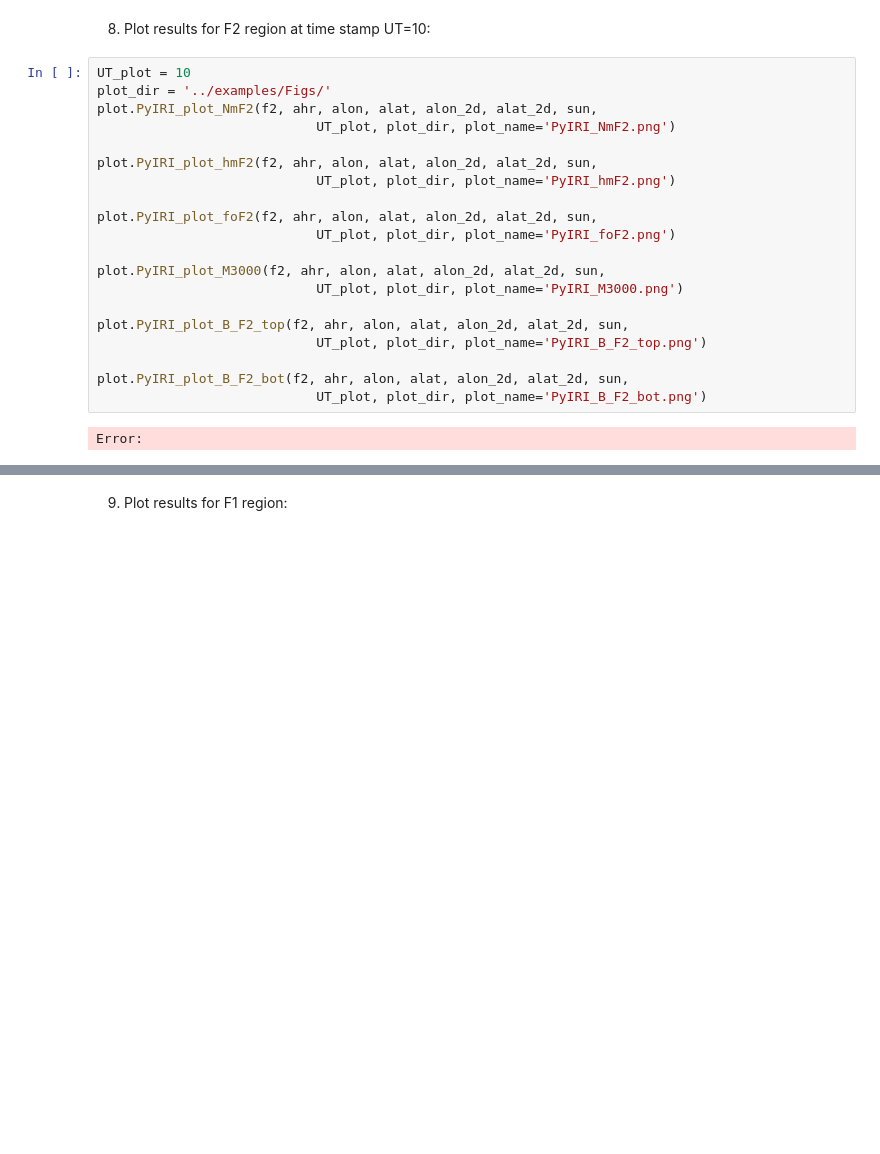
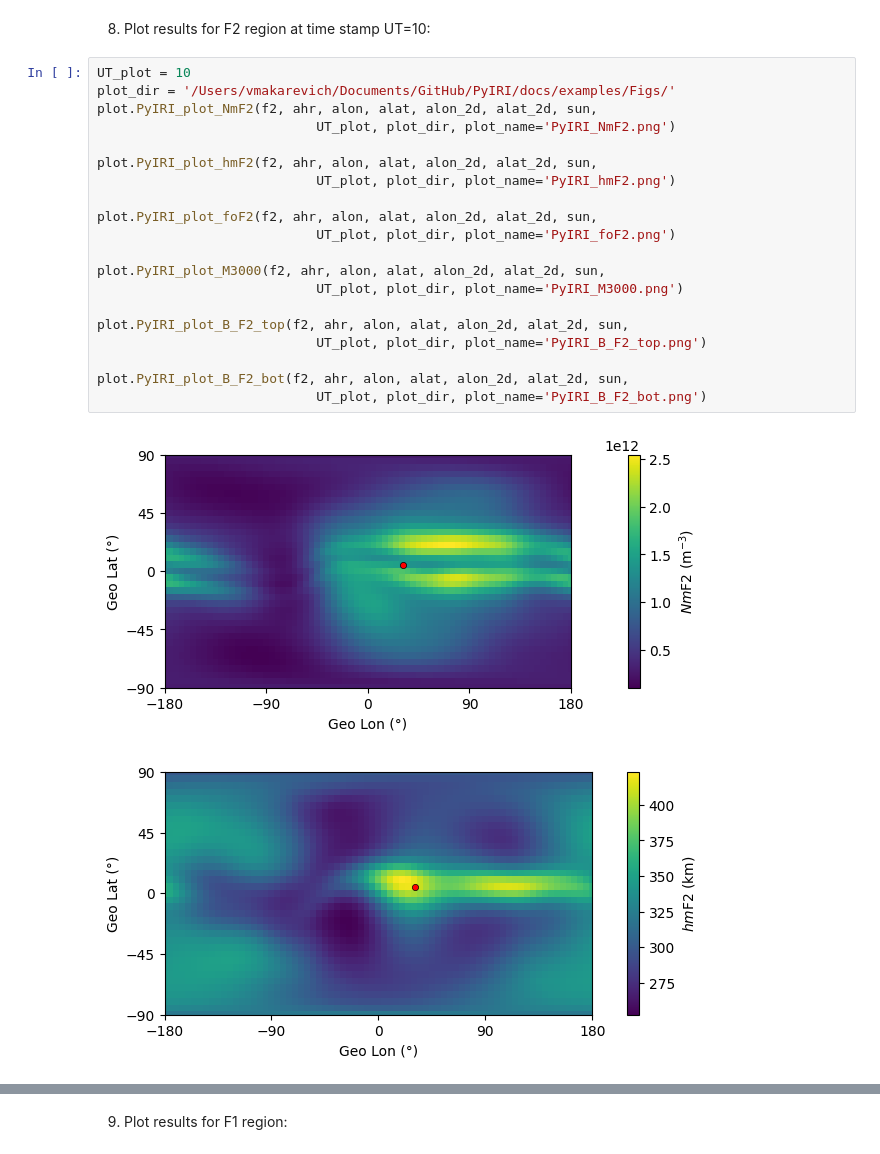
Before and after one commit to victoriyaforsythe/PyIRI, a Jupyter notebook: docs/tutorials/Daily_parameters.ipynb, the cells around one changed output, grey strips where cells are left out. Cells and saved outputs as stored; diff of their text form; blank space fills up the shorter version.

Commit message:
Fixed Daily_parameters example typo

```diff
--- a/docs/tutorials/Daily_parameters.ipynb
+++ b/docs/tutorials/Daily_parameters.ipynb
@@ -152,23 +138,24 @@ EDP array:
 8. Plot results for F2 region at time stamp UT=10:
 # %%
 UT_plot = 10
-plot_dir = '../examples/Figs/'
+plot_dir = '/Users/vmakarevich/Documents/GitHub/PyIRI/docs/examples/Figs/'
 plot.PyIRI_plot_NmF2(f2, ahr, alon, alat, alon_2d, alat_2d, sun,
                             UT_plot, plot_dir, plot_name='PyIRI_NmF2.png')
 
 plot.PyIRI_plot_hmF2(f2, ahr, alon, alat, alon_2d, alat_2d, sun,
                             UT_plot, plot_dir, plot_name='PyIRI_hmF2.png')
 
 plot.PyIRI_plot_foF2(f2, ahr, alon, alat, alon_2d, alat_2d, sun,
                             UT_plot, plot_dir, plot_name='PyIRI_foF2.png')
 
 plot.PyIRI_plot_M3000(f2, ahr, alon, alat, alon_2d, alat_2d, sun,
                             UT_plot, plot_dir, plot_name='PyIRI_M3000.png')
 
 plot.PyIRI_plot_B_F2_top(f2, ahr, alon, alat, alon_2d, alat_2d, sun,
                             UT_plot, plot_dir, plot_name='PyIRI_B_F2_top.png')
 
 plot.PyIRI_plot_B_F2_bot(f2, ahr, alon, alat, alon_2d, alat_2d, sun,
                             UT_plot, plot_dir, plot_name='PyIRI_B_F2_bot.png')
 # %% [output]
-Error:
+[figure, added]
+[figure, added]
```
Also changed, not shown: parts of 13 cells of this notebook.
